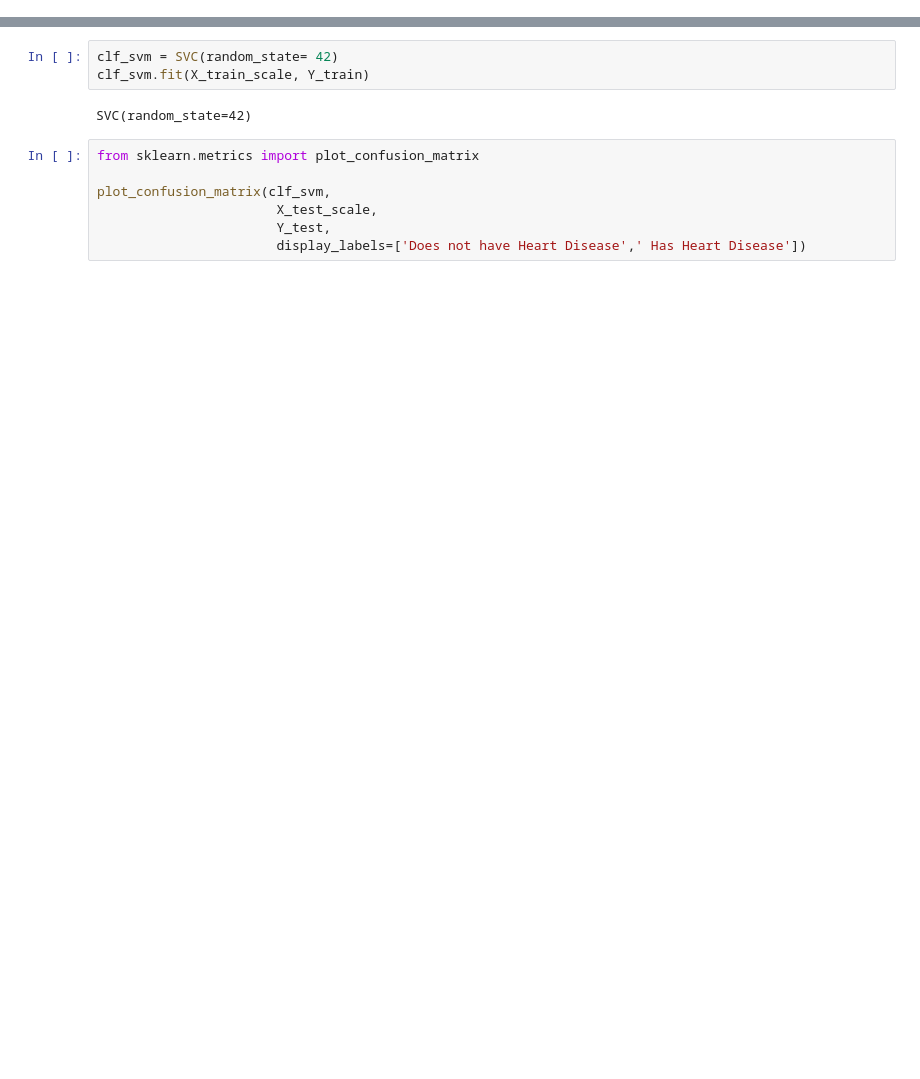
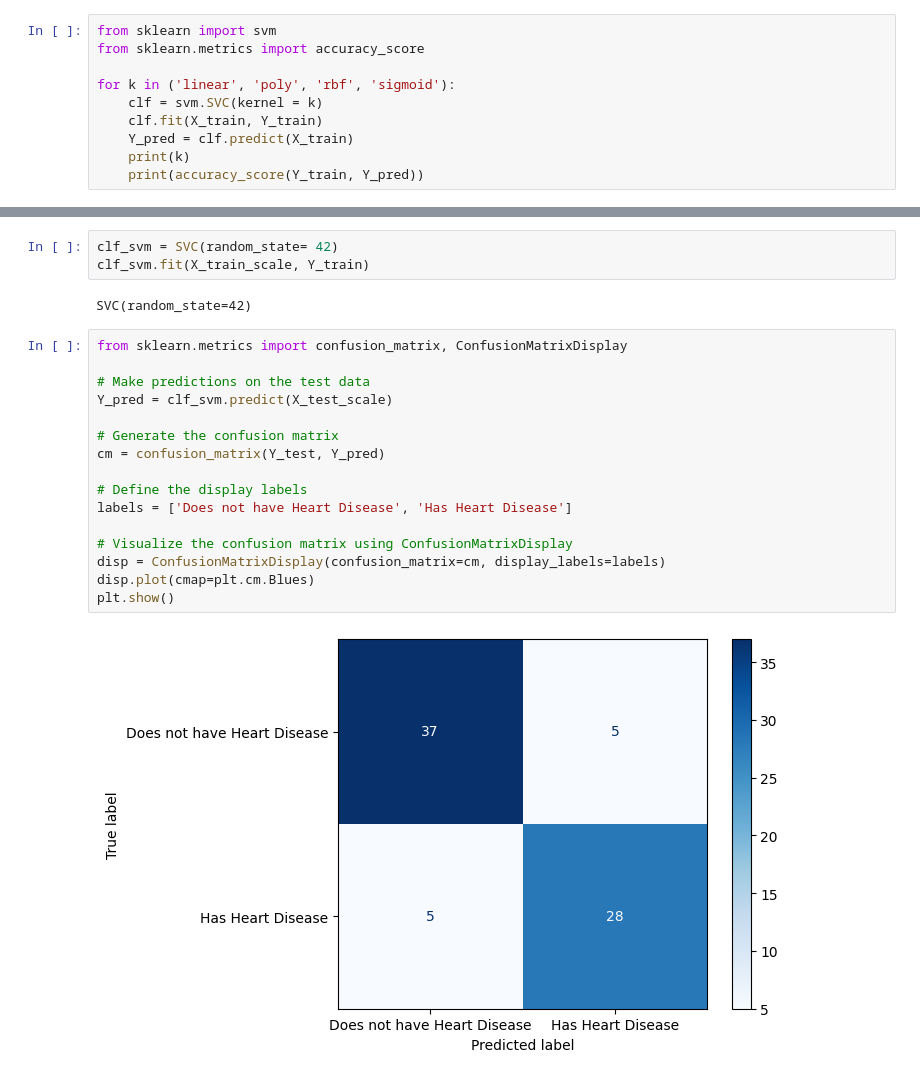
Before and after one commit to Roya-Gharehbeiklou/SVM, a Jupyter notebook: SVM.ipynb, the cells around one changed output, grey strips where cells are left out. Cells and saved outputs as stored; diff of their text form; blank space fills up the shorter version.

```diff
--- a/SVM.ipynb
+++ b/SVM.ipynb
@@ -309,3 +309,13 @@ Determining the most important features for predicting heart disease can depend
 -  https://www.nature.com/articles/s41598-024-51184-7.pdf.
 # %% [markdown]
 # Building A Preliminary Support Vector Machine
+# %%
+from sklearn import svm
+from sklearn.metrics import accuracy_score
+
+for k in ('linear', 'poly', 'rbf', 'sigmoid'):
+    clf = svm.SVC(kernel = k)
+    clf.fit(X_train, Y_train)
+    Y_pred = clf.predict(X_train)
+    print(k)
+    print(accuracy_score(Y_train, Y_pred))
@@ -314,10 +333,21 @@ clf_svm = SVC(random_state= 42)
 clf_svm.fit(X_train_scale, Y_train)
 # %% [output]
 SVC(random_state=42)
-# %%
-from sklearn.metrics import plot_confusion_matrix
-
-plot_confusion_matrix(clf_svm,
-                       X_test_scale,
-                       Y_test,
-                       display_labels=['Does not have Heart Disease',' Has Heart Disease'])
+# %%
+from sklearn.metrics import confusion_matrix, ConfusionMatrixDisplay
+
+# Make predictions on the test data
+Y_pred = clf_svm.predict(X_test_scale)
+
+# Generate the confusion matrix
+cm = confusion_matrix(Y_test, Y_pred)
+
+# Define the display labels
+labels = ['Does not have Heart Disease', 'Has Heart Disease']
+
+# Visualize the confusion matrix using ConfusionMatrixDisplay
+disp = ConfusionMatrixDisplay(confusion_matrix=cm, display_labels=labels)
+disp.plot(cmap=plt.cm.Blues)
+plt.show()
+# %% [output]
+[figure, added]
```
Also changed, not shown: parts of 2 cells of this notebook.
